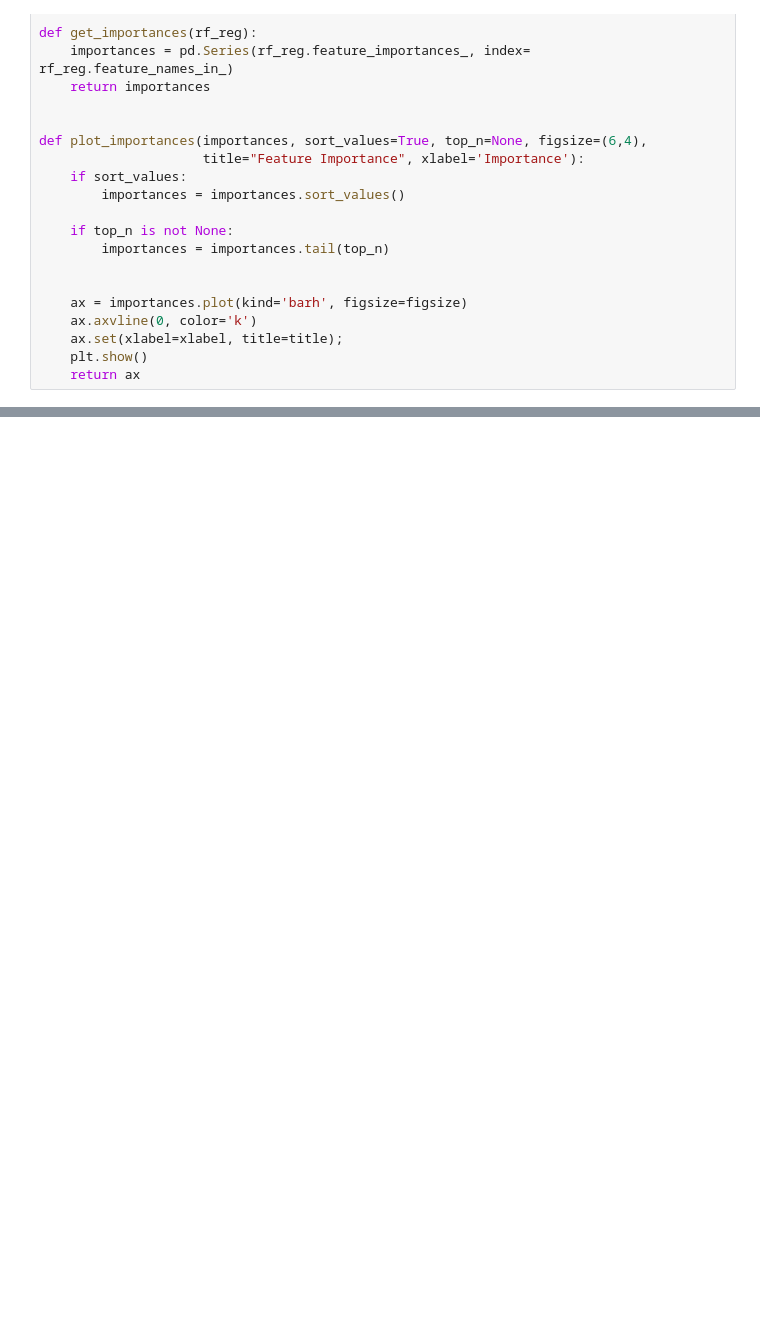
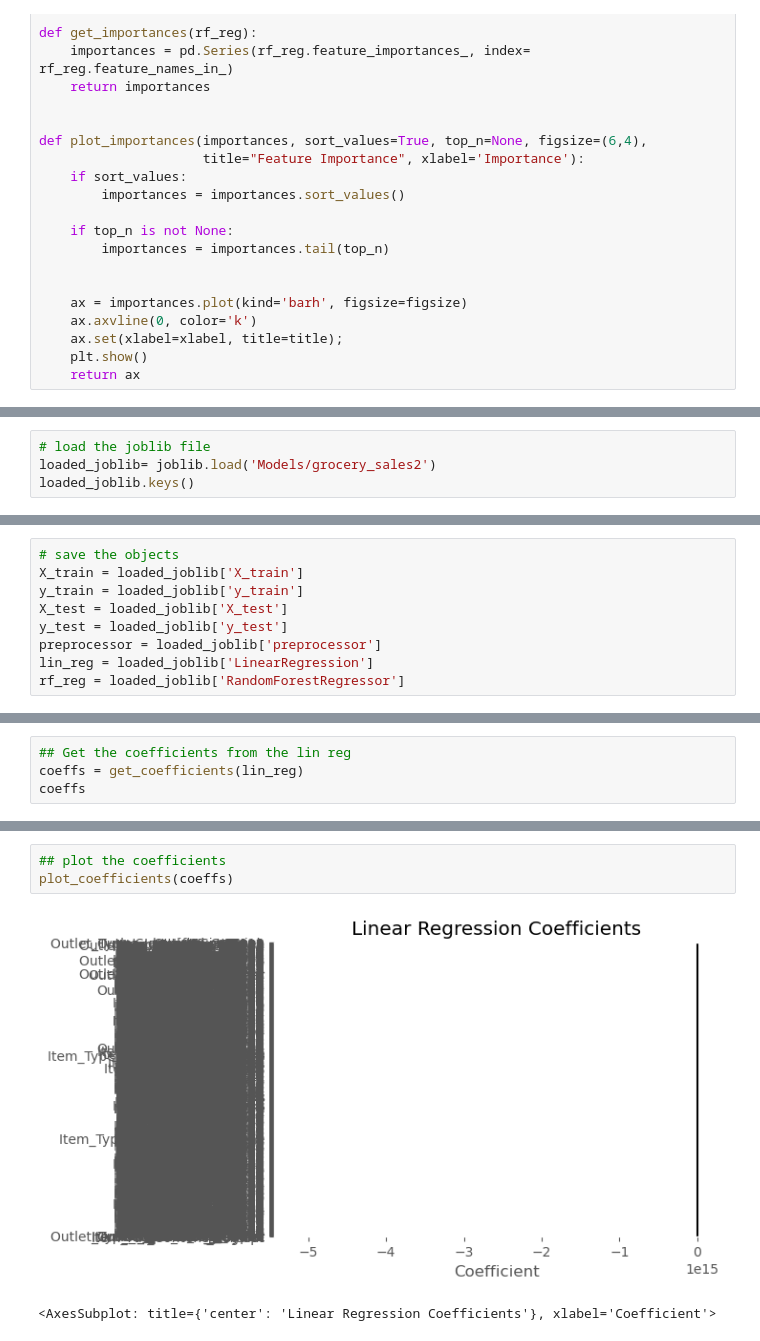
Before and after one commit to Elispreng/Grocery_Sales, a Jupyter notebook: Grocery_Sales _Local_Global Explanations_SHAP_ LIME.ipynb, the cells around one changed output, grey strips where cells are left out. Saved outputs shown, nothing was run; the diff lists cells and outputs as text; blank space fills up the shorter version.

```diff
--- a/Grocery_Sales _Local_Global Explanations_SHAP_ LIME.ipynb
+++ b/Grocery_Sales _Local_Global Explanations_SHAP_ LIME.ipynb
@@ -113,0 +116,4 @@ def plot_importances(importances, sort_values=True, top_n=None, figsize=(6,4),
+# %%
+# load the joblib file
+loaded_joblib= joblib.load('Models/grocery_sales2')
+loaded_joblib.keys()
@@ -113,0 +122,9 @@ def plot_importances(importances, sort_values=True, top_n=None, figsize=(6,4),
+# %%
+# save the objects
+X_train = loaded_joblib['X_train']
+y_train = loaded_joblib['y_train']
+X_test = loaded_joblib['X_test']
+y_test = loaded_joblib['y_test']
+preprocessor = loaded_joblib['preprocessor']
+lin_reg = loaded_joblib['LinearRegression']
+rf_reg = loaded_joblib['RandomForestRegressor']
@@ -113,0 +173,4 @@ def plot_importances(importances, sort_values=True, top_n=None, figsize=(6,4),
+# %%
+## Get the coefficients from the lin reg
+coeffs = get_coefficients(lin_reg)
+coeffs
@@ -113,0 +190,6 @@ def plot_importances(importances, sort_values=True, top_n=None, figsize=(6,4),
+# %%
+## plot the coefficients
+plot_coefficients(coeffs)
+# %% [output]
+[figure, added]
+<AxesSubplot: title={'center': 'Linear Regression Coefficients'}, xlabel='Coefficient'>
```
Also changed, not shown: parts of 8 cells of this notebook, 8 other files.
